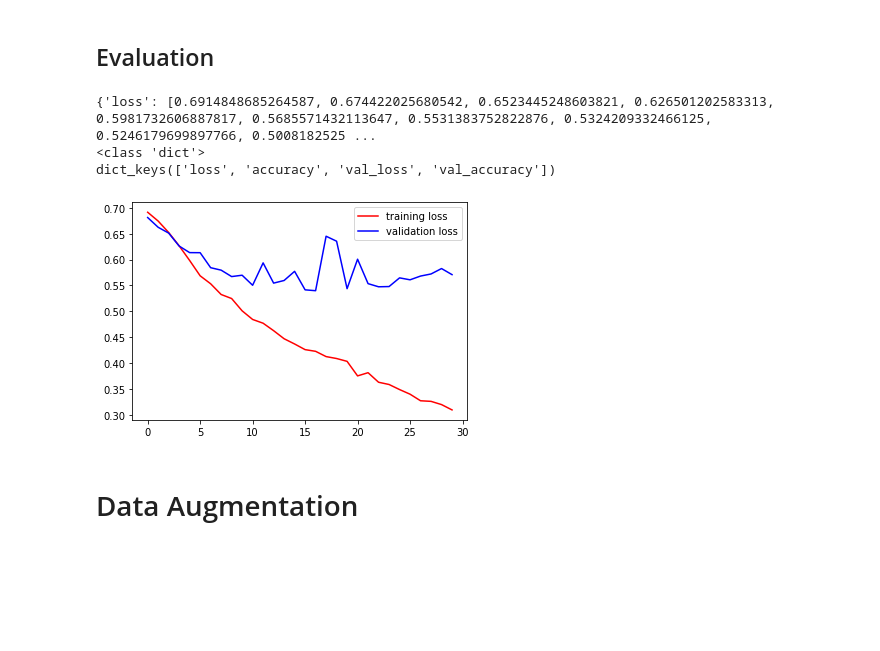
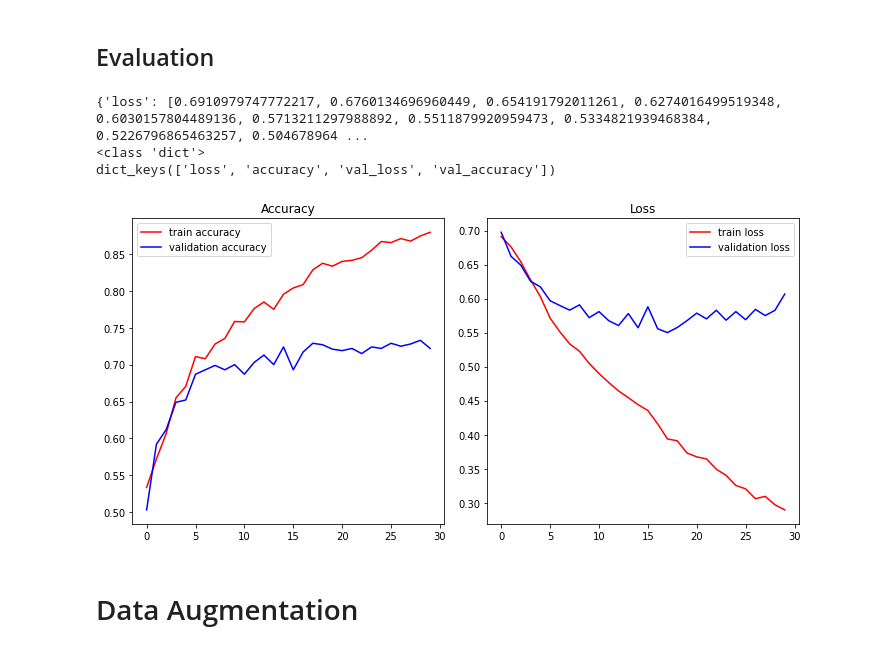
Before and after one commit to sammitako/TIL, a Jupyter notebook: Deep Learning/source-code/DL_0326_Cats&Dogs_CNN(Keras).ipynb, the cells around one changed output. Saved outputs shown, nothing was run; the diff lists cells and outputs as text; code cells hidden in the pictures; blank space fills up the shorter version.

```diff
--- a/Deep Learning/source-code/DL_0326_Cats&Dogs_CNN(Keras).ipynb
+++ b/Deep Learning/source-code/DL_0326_Cats&Dogs_CNN(Keras).ipynb
@@ -145,26 +145,38 @@ model.save('/content/drive/MyDrive/ML Colab/data/CAT_DOG/cat_dog_small_cnn_tf2.4
 # %%
 # history 객체 조사
 print(history.history)
 print(type(history.history))
 
 print(history.history.keys())
 
 # 과대적합 확인
 train_acc = history.history['accuracy']
 val_acc = history.history['val_accuracy']
 
-train_loss =history.history['loss']
-val_loss =history.history['val_loss']
+train_loss = history.history['loss']
+val_loss = history.history['val_loss']
 
-plt.plot(train_loss, color='r', label='training loss')
-plt.plot(val_loss, color='b', label='validation loss')
-plt.legend()
+result_fig = plt.figure(figsize=(10,5))
+fig_1 = result_fig.add_subplot(1,2,1)
+fig_2 = result_fig.add_subplot(1,2,2)
+
+fig_1.plot(train_acc, c='r', label='train accuracy')
+fig_1.plot(val_acc, c='b', label='validation accuracy')
+
+fig_2.plot(train_loss, c='r', label='train loss')
+fig_2.plot(val_loss, c='b', label='validation loss')
+
+fig_1.legend()
+fig_1.set_title('Accuracy')
+fig_2.legend()
+fig_2.set_title('Loss')
+plt.tight_layout()
 plt.show()
 # %% [output]
-{'loss': [0.6914848685264587, 0.674422025680542, 0.6523445248603821, 0.626501202583313, 0.5981732606887817, 0.5685571432113647, 0.5531383752822876, 0.5324209332466125, 0.5246179699897766, 0.5008182525 ...
+{'loss': [0.6910979747772217, 0.6760134696960449, 0.654191792011261, 0.6274016499519348, 0.6030157804489136, 0.5713211297988892, 0.5511879920959473, 0.5334821939468384, 0.5226796865463257, 0.504678964 ...
 <class 'dict'>
 dict_keys(['loss', 'accuracy', 'val_loss', 'val_accuracy'])
-[figure, old version]
+[figure, new version]
 # %% [markdown]
 # Data Augmentation
 # %% [markdown]
```
Also changed, not shown: parts of 5 cells of this notebook.
